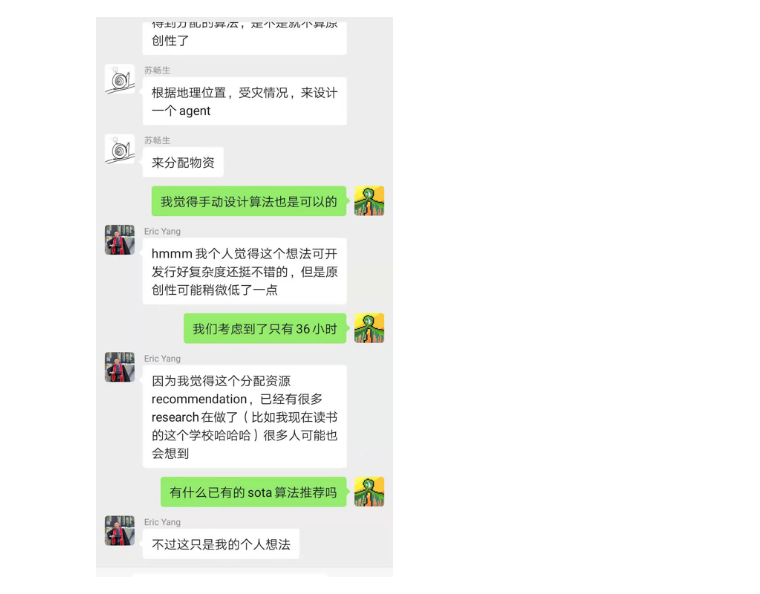
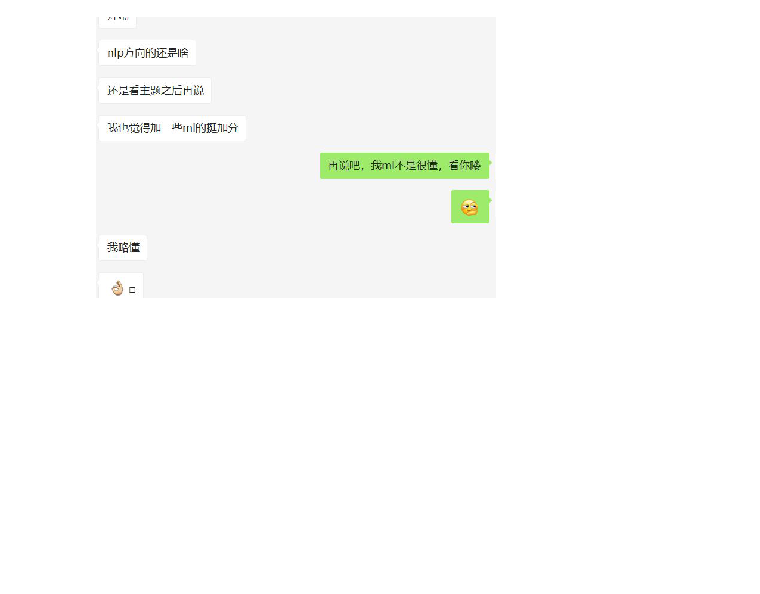
Before and after one commit to JiaqiWang18/unihack-backend, a Jupyter notebook: finalocr.ipynb, the cells around one changed output. Saved outputs shown, nothing was run; the diff lists cells and outputs as text; code cells hidden in the pictures; blank space fills up the shorter version.

```diff
--- a/finalocr.ipynb
+++ b/finalocr.ipynb
@@ -11,22 +11,24 @@ from collections import deque
 from cnocr import CnOcr
 # %%
 #Read image
-filepath = '/Users/xieewenz/Downloads/testwecchatimage.jpeg'
+filepath = "Capture.JPEG"
 im = Image.open( filepath )
+
+im = im.convert("RGB")
 
 resizeW = 400
 
 W = im.width
 H = im.height
 
 im = im.resize((resizeW,int(H/W*resizeW)))
 W = im.width
 H = im.height
 im = im.crop((0,H*0.08,W,H-H*0.05))
 
 im
 # %% [output]
-[figure, old version]
+[figure, new version]
 # %%
 
 
```
Also changed, not shown: parts of 14 cells of this notebook, 3 other files.
